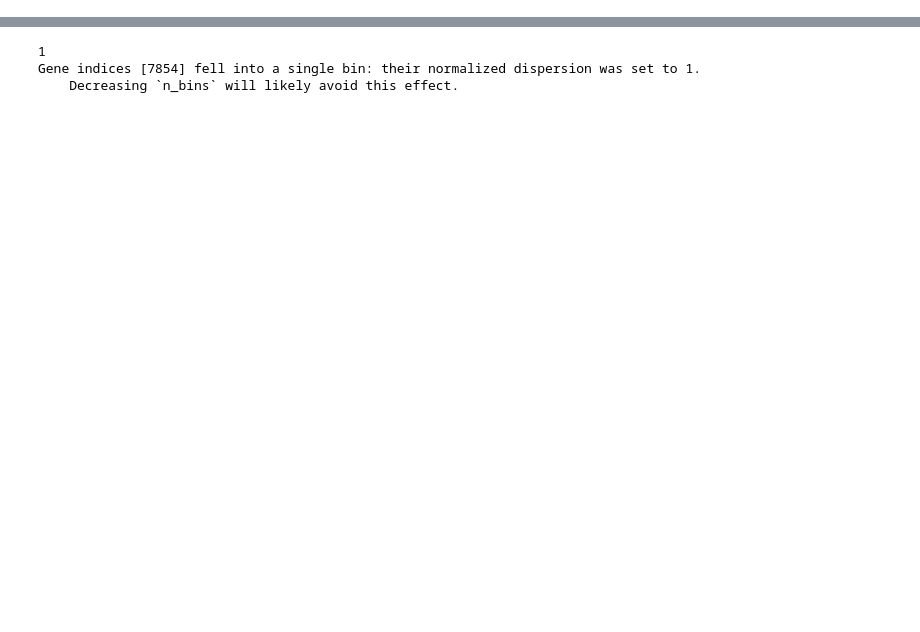
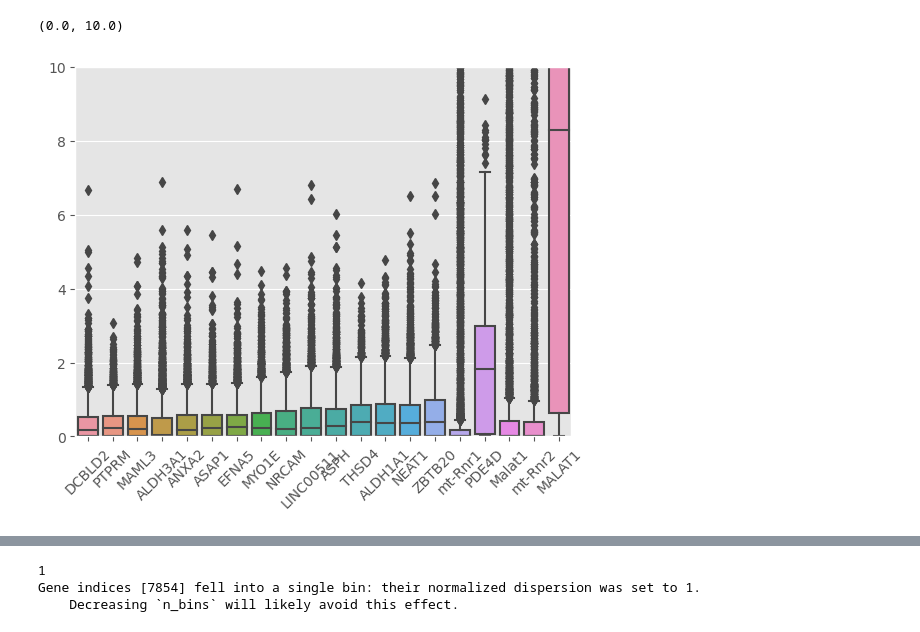
Before and after one commit to whatever60/learn, a Jupyter notebook: single_cell/scanpy/tutorial/preprocessing_clustering_better.ipynb, the cells around one changed output, grey strips where cells are left out. Cells and saved outputs as stored; diff of their text form; code cells hidden in the pictures; blank space fills up the shorter version.

```diff
--- a/single_cell/scanpy/tutorial/preprocessing_clustering_better.ipynb
+++ b/single_cell/scanpy/tutorial/preprocessing_clustering_better.ipynb
@@ -113,0 +98,7 @@ adata_filtered_twice_norm_log1plus.mean()
+# %%
+g = sns.boxplot(data=adata_norm2[:,ind2].toarray() * 100 * 113000 / 33000)
+g.set_xticklabels(genes2.iloc[ind2, 0], rotation=45)
+plt.ylim(0, 10)
+# %% [output]
+(0.0, 10.0)
+[figure, added]
```
Also changed, not shown: parts of 79 cells of this notebook.
